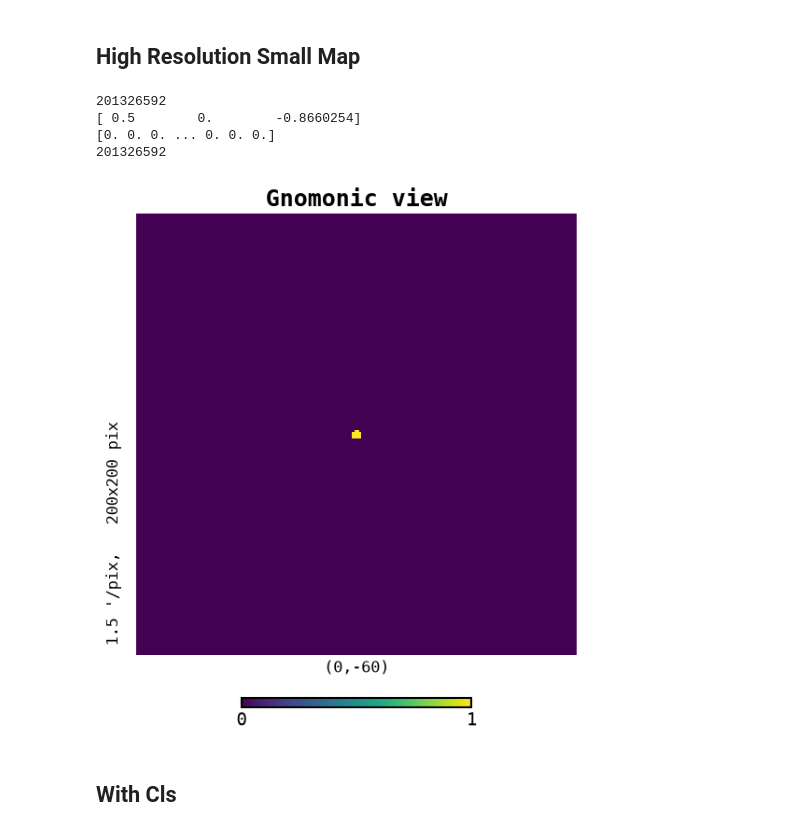
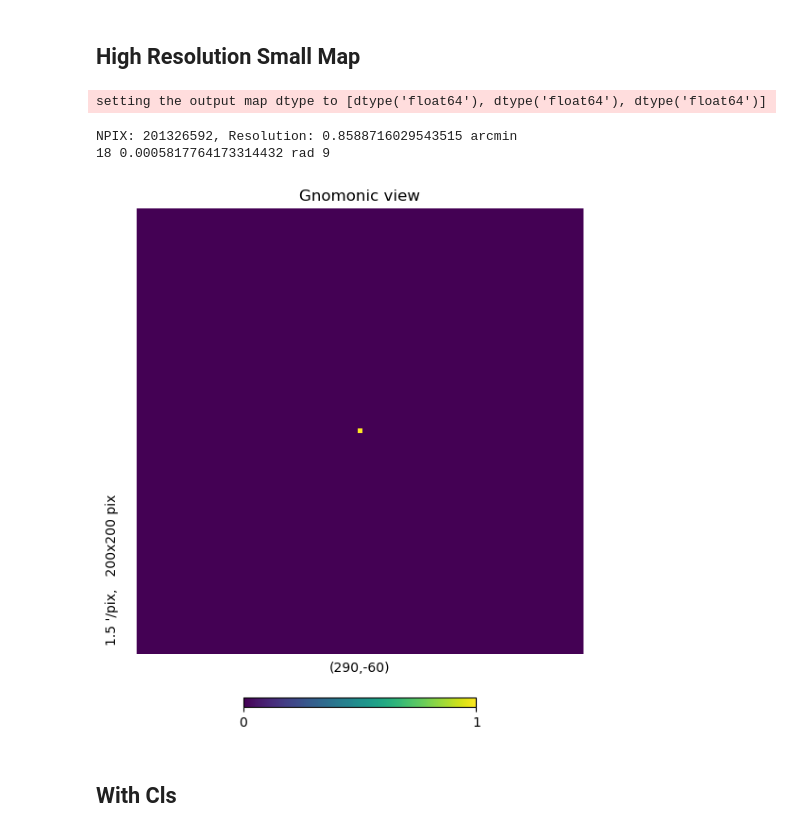
Before and after one commit to henry-e-n/SO_PointingReqs, a Jupyter notebook: sim_sky_maps/blank_map.ipynb, the cells around one changed output. Cells and saved outputs as stored; diff of their text form; code cells hidden in the pictures.

```diff
--- a/sim_sky_maps/blank_map.ipynb
+++ b/sim_sky_maps/blank_map.ipynb
@@ -17,45 +17,47 @@ import matplotlib.pyplot as plt
 import matplotlib
 
 # Define the output directory for the maps
-out_dir = "/shared_home/henachman/SO_PointingReqs/sim_sky_maps/maps/"
+this_dir = os.path.dirname(os.path.abspath("blank_map.ipynb"))
+out_dir = os.path.join(this_dir, "maps")
 if not os.path.exists(out_dir):
     os.makedirs(out_dir)
 
 # Matplotlib settings
-matplotlib.style.use('/shared_home/henachman/.matplotlib/stylelib/HNCustomMono.mplstyle')
+# matplotlib.style.use('/shared_home/henachman/.matplotlib/stylelib/HNCustomMono.mplstyle')
 
-lat_fwhm = 200*u.arcsec
+lat_fwhm = 2*u.arcmin
 # Define the coordinates of the point source in sky coordinates
 lon = 290.0 * u.deg
 lat = -60.0 * u.deg
-source_size = (1*lat_fwhm).to(u.rad)
+source_size = (10*u.arcmin).to(u.rad)
 # %% [markdown]
 ## High Resolution Small Map
 # %%
 nside = 2**12
 npix = hp.nside2npix(nside)
-print(npix)
+res = hp.nside2resol(nside, arcmin=True)
+print(f"NPIX: {npix}, Resolution: {res} arcmin")
 empty_map = np.zeros(npix)
 
 vec = hp.ang2vec(lon.value, lat.value, lonlat=True)
-print(vec)
 # Convert the sky coordinates to pixel indices in the HEALPix map
 # Find the indices of all the pixels within x degrees of that point
 
+source_size = (2*u.arcmin).to(u.rad)
 pixel_inds = hp.query_disc(nside, vec=vec, radius=source_size.value, nest=True)
-
+print(len(pixel_inds), source_size, pixel_inds.size//2)
 # Add a point source
 empty_map[pixel_inds] += 1  # Add a point source with an amplitude of 1 microK
 
-print(empty_map)
-print(hp.pixelfunc.get_map_size(empty_map))
 hp.gnomview(empty_map, rot=[lon.value, lat.value], xsize=200, nest=True)
+
+output_file_with_source = os.path.join(out_dir, "blank_map_with_2arcmin_source.fits")
+hp.write_map(output_file_with_source, output_map, nest=True, overwrite=True)
 # %% [output]
-201326592
-[ 0.5        0.        -0.8660254]
-[0. 0. 0. ... 0. 0. 0.]
-201326592
+setting the output map dtype to [dtype('float64'), dtype('float64'), dtype('float64')]
+NPIX: 201326592, Resolution: 0.8588716029543515 arcmin
+18 0.0005817764173314432 rad 9
-[figure, old version]
+[figure, new version]
 # %% [markdown]
 ## With Cls
 # %%
```
Also changed, not shown: parts of 12 cells of this notebook, 10 other files.
